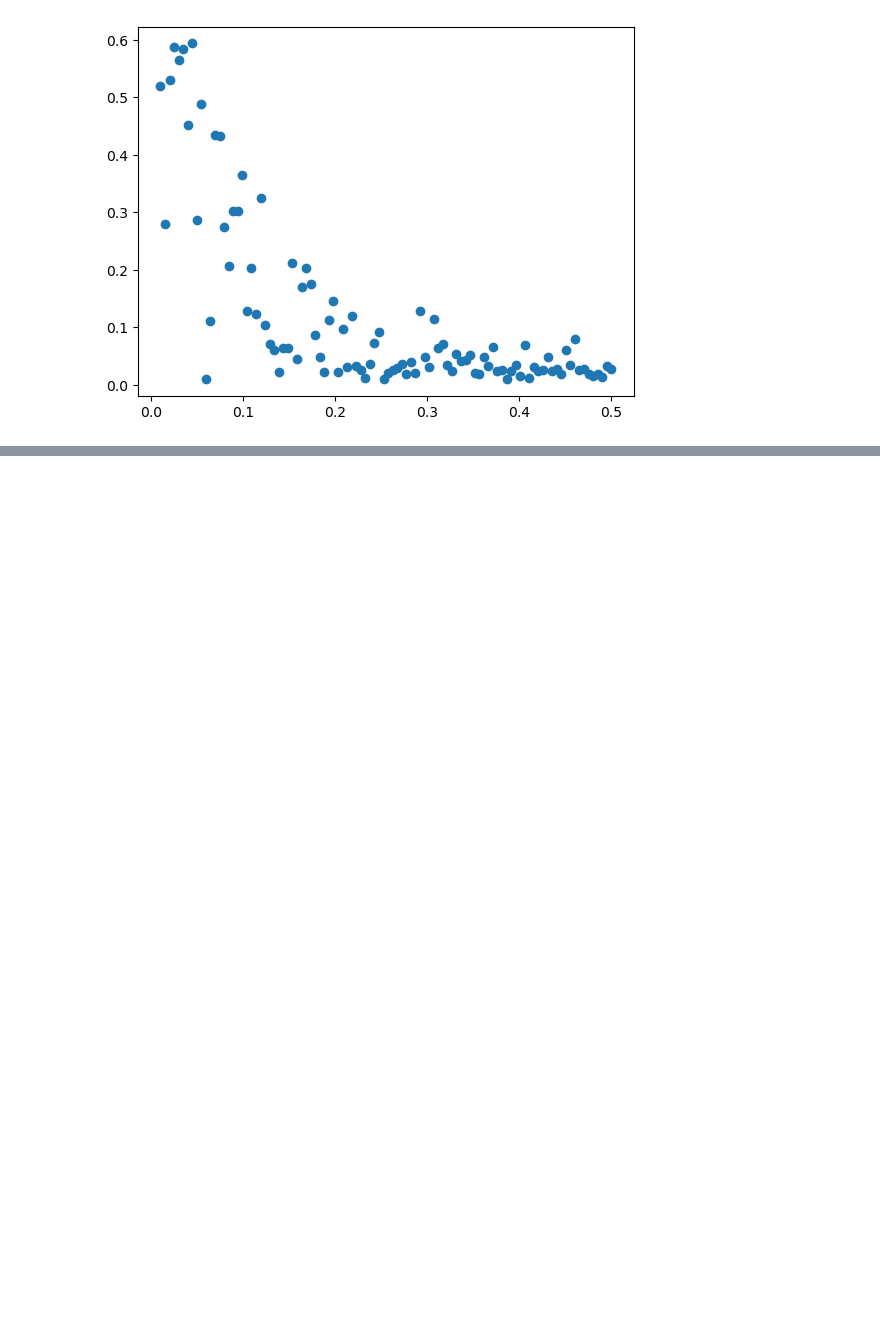
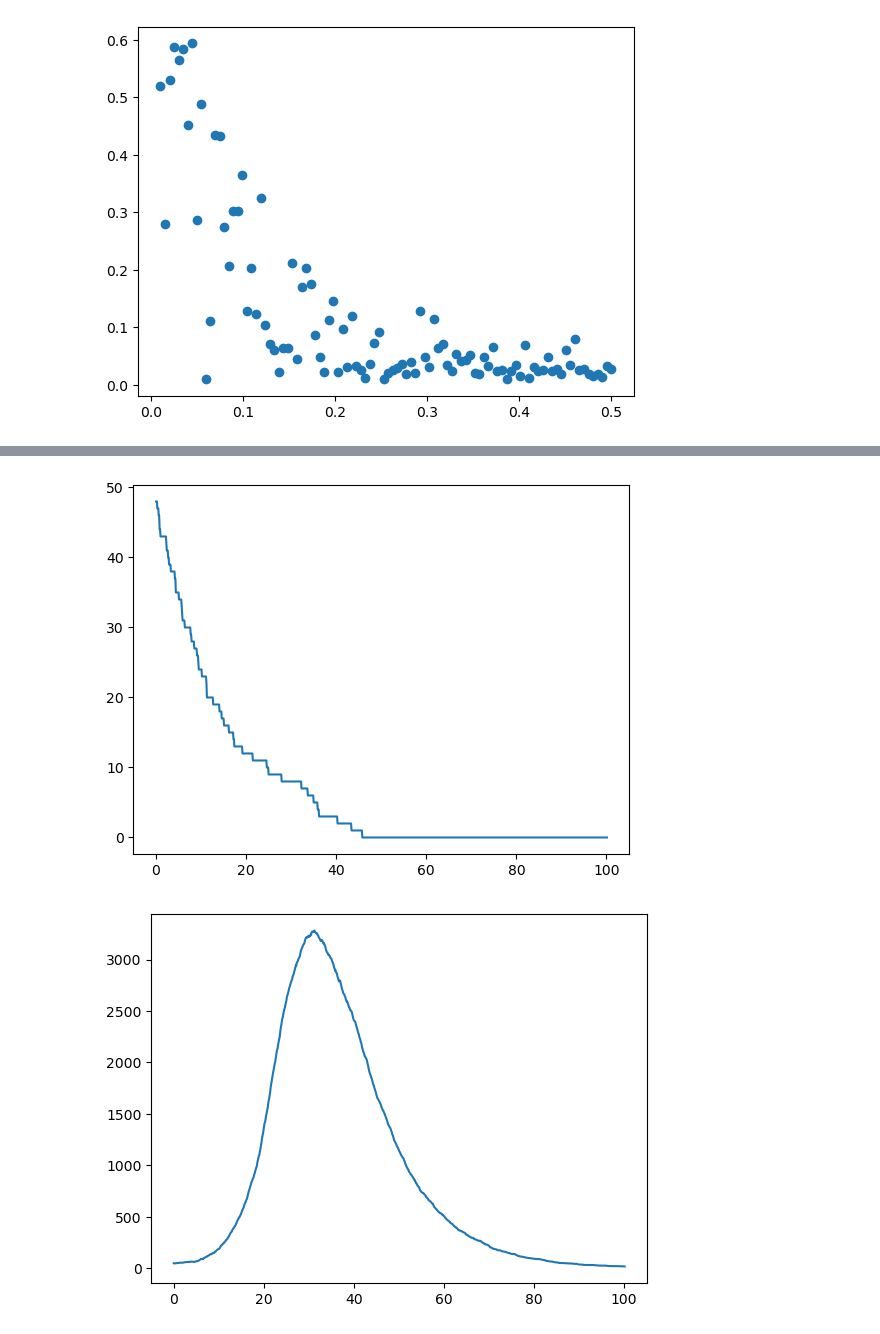
Before and after one commit to SSBNS/Complex_physics_SSBNS, a Jupyter notebook: Exercises.ipynb, the cells around one changed output, grey strips where cells are left out. Drawn from its saved outputs; the diff is of its cells as text; code cells hidden in the pictures; blank space fills up the shorter version.

Commit message:
Networks chapter 6

```diff
--- a/Exercises.ipynb
+++ b/Exercises.ipynb
@@ -592,14 +592,19 @@ plt.scatter(beta_list,abs(np.array(means)))
 # %%
 # 5.15
 # a
+import numba as nb
 @nb.njit
 def super_a(N=10**4,gamma=1/10,beta_super = 3,super_proc = 0.1,start_I=10,t_max = 10):
     people = np.zeros(N)
     super = np.zeros(N)
 
-    infected_index = np.floor(start_I*random.rand(N))
+    # infext start_I people out of N
+    infected_index = np.floor(N*random.rand(start_I))
+    print(infected_index)
     for i in infected_index:
         people[int(i)]=1
+
+    # make super_proc percent of people superspreaders (only spreaders)
     super_index = np.floor(N*random.rand(int(super_proc*N)))
     for i in super_index:
         super[int(i)] = beta_super
@@ -611,29 +616,22 @@ def super_a(N=10**4,gamma=1/10,beta_super = 3,super_proc = 0.1,start_I=10,t_max
     dt = 0.1
     while t<t_max:
         I_index = np.where(people==1)[0]
+
         for i in I_index:
-            #print(I_index,i)
+            # Probability to be cured
             if random.rand() < gamma*dt:
                 people[i] = 2
 
+            # Probability to infect random neighbour
             neighbour = i
             while neighbour==i:
                 neighbour = int(np.floor(N*random.rand()))
 
-            if people[neighbour]==0:
-                if random.rand() < super[i]*dt:
+            if people[neighbour]==0 and random.rand() < super[i]*dt:
                     people[neighbour] = 1
 
         I = np.append(I,np.sum(people==1))
         t+=dt
         t_array = np.append(t_array,t)
     return I,t_array
-
-
-# b
-def create_network(N):
-    index = np.arange(N)
-    dic = {}
-    for i in index:
-        dict[i] = random.choice(np.arange(N),np.where(np.arange(N)==i))
 # %%
@@ -647,5 +642,5 @@ np.int64(2)
 # %%
-proc = np.linspace(0.01,0.5,15)
+proc = np.linspace(0.01,0.5,0)
 for p in proc:
     data = super_a(t_max = 100,super_proc = p,start_I=50)
     plt.plot(data[1],data[0])
@@ -666,0 +648,8 @@ for p in proc:
+# %%
+def create_network(N,c):
+    neighbour_list = []
+    for i in range(N):
+        neighbour_list.append(random.choice(np.delete(np.arange(N),np.where(np.arange(N)==i)),c))
+    return neighbour_list
+
+network = create_network(10**4,100)
@@ -666,0 +702,9 @@ for p in proc:
+# %%
+proc = np.linspace(0.01,0.5,5)
+for p in proc:
+    data = super_b(network=network,t_max = 100,super_proc = p,start_I=50)
+    plt.plot(data[1],data[0])
+    plt.show()
+# %% [output]
+[figure, added]
+[figure, added]
```
Also changed, not shown: parts of 8 cells of this notebook, 1 other file.
